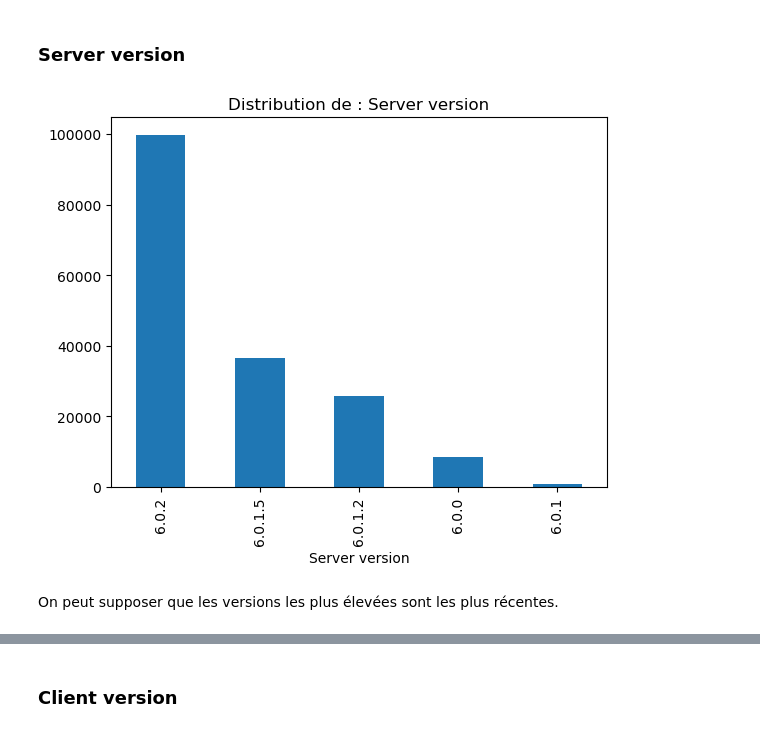
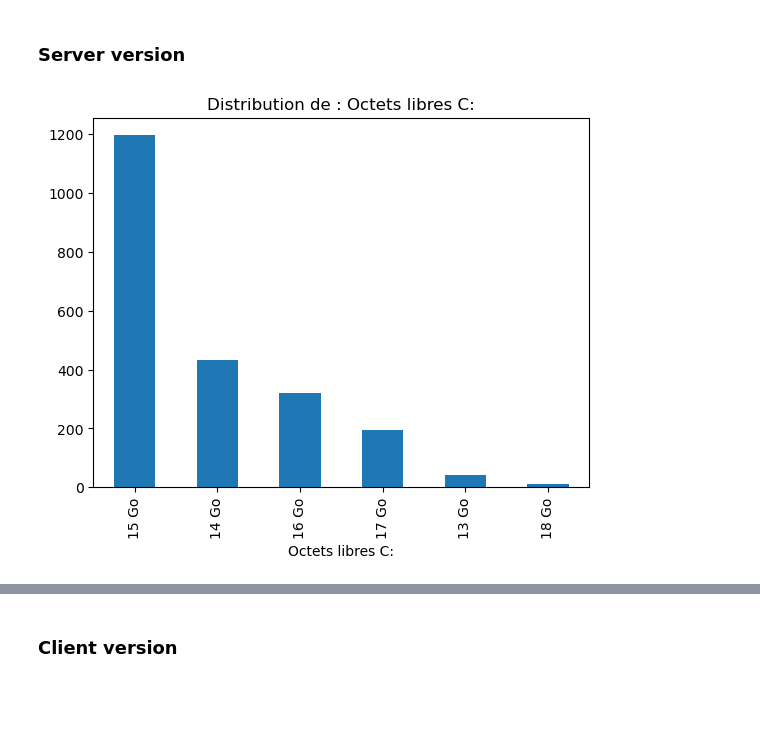
Before and after one commit to AntoineValette/projet_industriel, a Jupyter notebook: notebook/myreport_espace_disque_full.ipynb, the cells around one changed output, grey strips where cells are left out. Cells and saved outputs as stored; diff of their text form; code cells hidden in the pictures; blank space fills up the shorter version.

```diff
--- a/notebook/myreport_espace_disque_full.ipynb
+++ b/notebook/myreport_espace_disque_full.ipynb
@@ -91,14 +96,12 @@ tab.head()
 # %% [markdown]
 ### Server version
 # %%
-col= tab.columns[0]
+col= tab.columns[4]
 g = tab[col].value_counts().plot.bar()
 g.set_title('Distribution de : '+col)
 plt.show()
 # %% [output]
-[figure, old version]
+[figure, new version]
-# %% [markdown]
-On peut supposer que les versions les plus élevées sont les plus récentes.
 # %%
 #plt.figure(figsize=(10, 3), layout='constrained')
 #plt.plot(tab['Date'], tab['Server version'])
```
Also changed, not shown: parts of 37 cells of this notebook, 4 other files.
